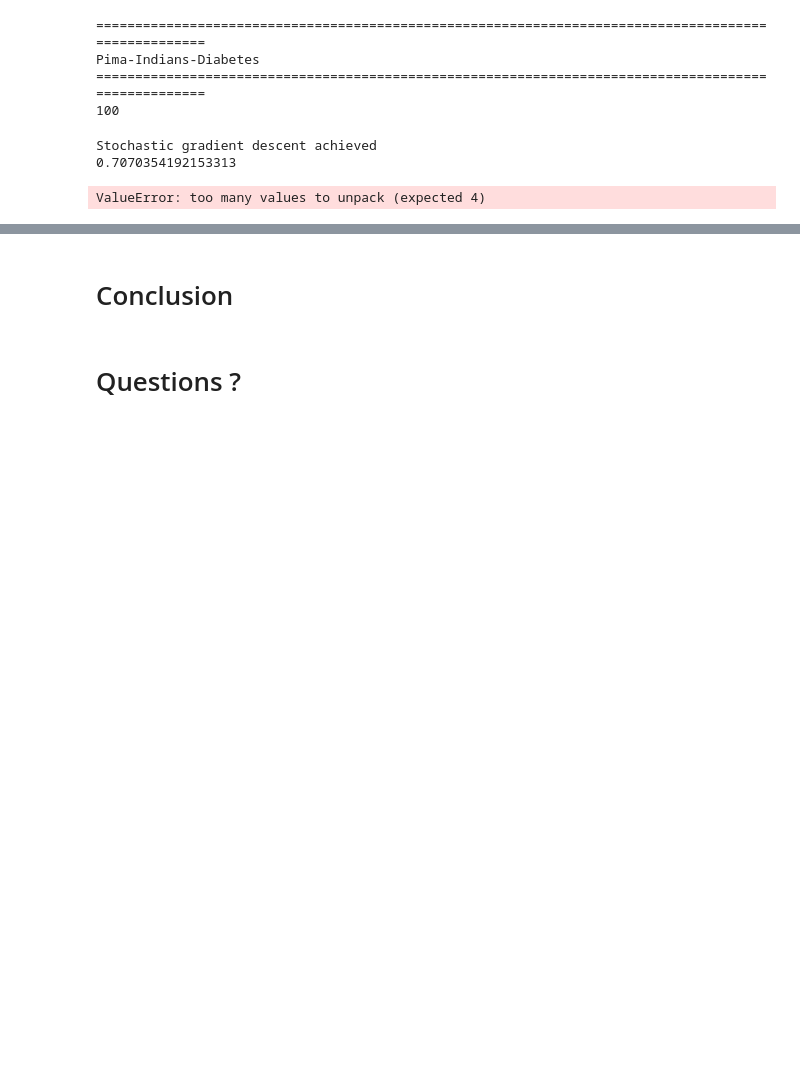
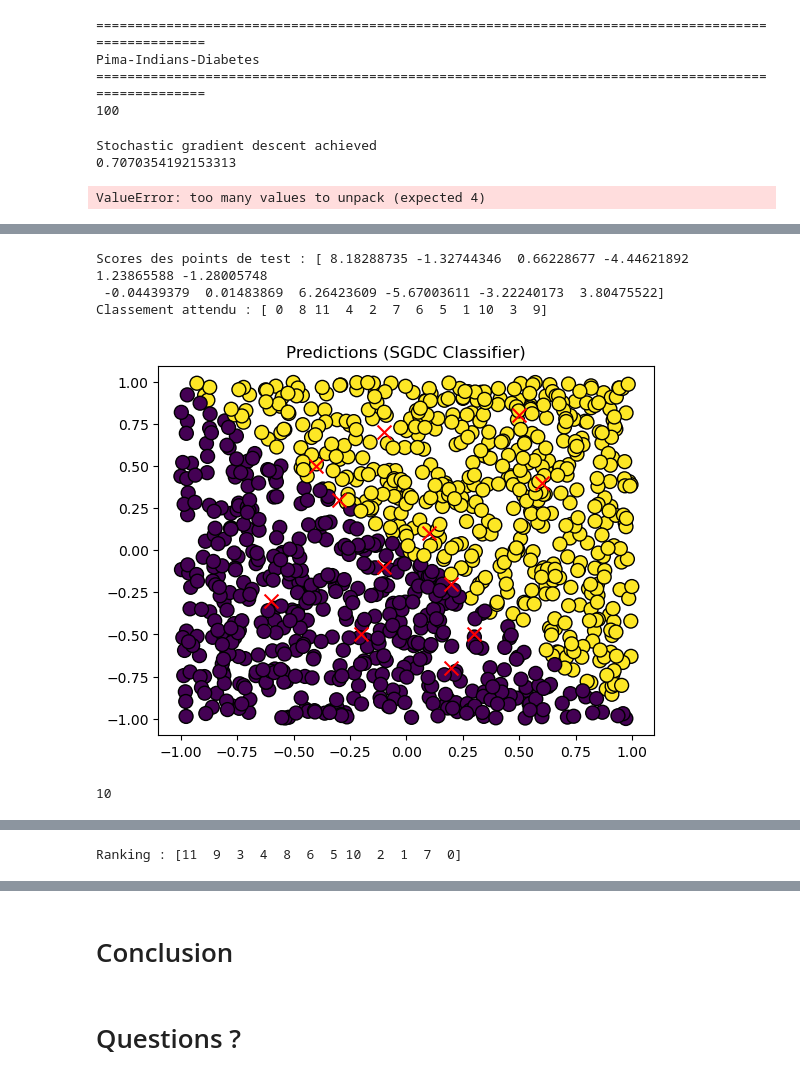
Before and after one commit to AugustinCablant/Computational-Statistics-Project, a Jupyter notebook: notebook.ipynb, the cells around one changed output, grey strips where cells are left out. Cells and saved outputs as stored; diff of their text form; code cells hidden in the pictures; blank space fills up the shorter version.

```diff
--- a/notebook.ipynb
+++ b/notebook.ipynb
@@ -1408,0 +1415,79 @@ ValueError: too many values to unpack (expected 4)
+# %%
+n_samples = 10 ** 3
+X = np.random.rand(n_samples, 2) * 2 - 1
+Y = (X[:, 0] + X[:, 1] > 0).astype(int)
+
+
+pairs = []
+labels = []
+
+for i in range(n_samples):
+    for j in range(n_samples):
+        if Y[i] != Y[j]:  # Seulement les paires avec labels différents
+            pairs.append((X[i], X[j]))
+            labels.append(1 if Y[i] > Y[j] else -1)
+
+pairs = np.array(pairs)
+labels = np.array(labels)
+
+# Construction des différences de caractéristiques
+X_diff = pairs[:, 0] - pairs[:, 1]  # Différence des vecteurs de caractéristiques
+y_diff = labels  # Labels des différences
+
+# Entraînement d'un classifieur linéaire avec SGD
+model = SGDClassifier(loss = "hinge", max_iter = 1000, tol = 1e-3)
+model.fit(X_diff, y_diff)
+
+
+test_points = np.array([[0.5, 0.8], [0.3, -0.5], [-0.4, 0.5], [-0.2, -0.5],
+                         [0.1, 0.1], [-0.1, -0.1], [0.2, -0.2], [-0.3, 0.3],
+                         [0.6, 0.4], [-0.6, -0.3], [0.2, -0.7], [-0.1, 0.7]])
+test_scores = model.decision_function(test_points)
+
+print("Scores des points de test :", test_scores)
+print("Classement attendu :", np.argsort(-test_scores))
+
+# Plot the data
+plt.figure()
+plt.scatter(X[:, 0], X[:, 1], c = Y, cmap = 'viridis', s = 100, edgecolors = 'k')
+plt.scatter(test_points[:, 0], test_points[:, 1], c = 'red', marker = 'x', s = 100)
+plt.title("Predictions (SGDC Classifier)")
+plt.show()
+
+nu = 0.1
+d = 2
+temperatures = list(range(10, 500, 10))
+
+RR = RunRanking(nu, X_diff, y_diff, temperatures, verbose = True, patience = 10)
+m_star, sigma2_star, empirical_bound_star, bounds, lmbda_star = RR.RUN(opti_method = 'L-BFGS-B')
+
+ypred = []
+points = []
+for i in tqdm(range(len(test_points))):
+    beta = stats.multivariate_normal(mean = m_star, cov = np.diag(sigma2_star)).rvs()
+    point = test_points[i] @ beta
+    points.append(point)
+    ypred.append(1 if point > 0 else 0)
+
+rank = np.argsort(-np.array(points))
+print("Ranking :", rank)
+
+plt.figure()
+plt.scatter(test_points[:, 0], test_points[:, 1], c = ypred, cmap = 'viridis', s = 100, edgecolors = 'k')
+plt.title("Predicted labels (Ranking)")
+plt.show()
+
+plt.figure()
+plt.plot(list(range(len(bounds))), bounds, label = "Empirical bound")
+plt.title("Empirical bound")
+plt.legend()
+plt.xlabel("Iterations")
+plt.ylabel("Empirical bound")
+plt.grid()
+plt.show()
+# %% [output]
+Scores des points de test : [ 8.18288735 -1.32744346  0.66228677 -4.44621892  1.23865588 -1.28005748
+ -0.04439379  0.01483869  6.26423609 -5.67003611 -3.22240173  3.80475522]
+Classement attendu : [ 0  8 11  4  2  7  6  5  1 10  3  9]
+[figure, added]
+10
@@ -1408,0 +1511 @@ ValueError: too many values to unpack (expected 4)
+Ranking : [11  9  3  4  8  6  5 10  2  1  7  0]
```
Also changed, not shown: parts of 7 cells of this notebook, 1 other file.
